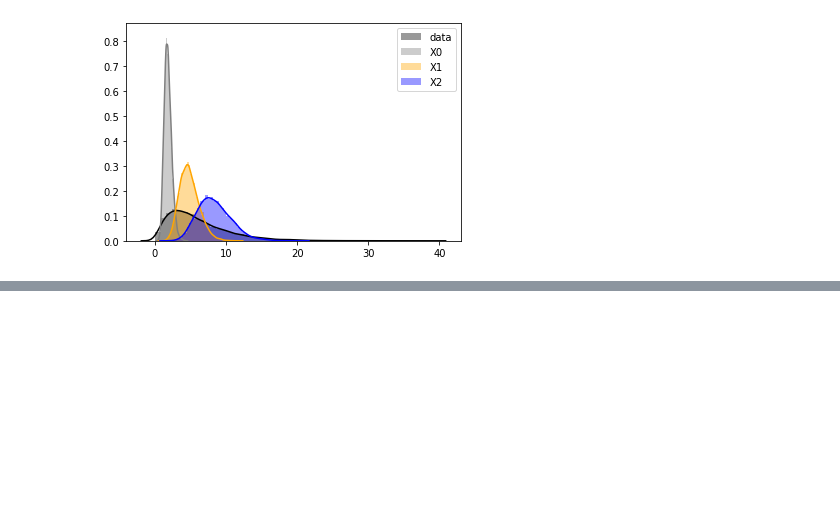
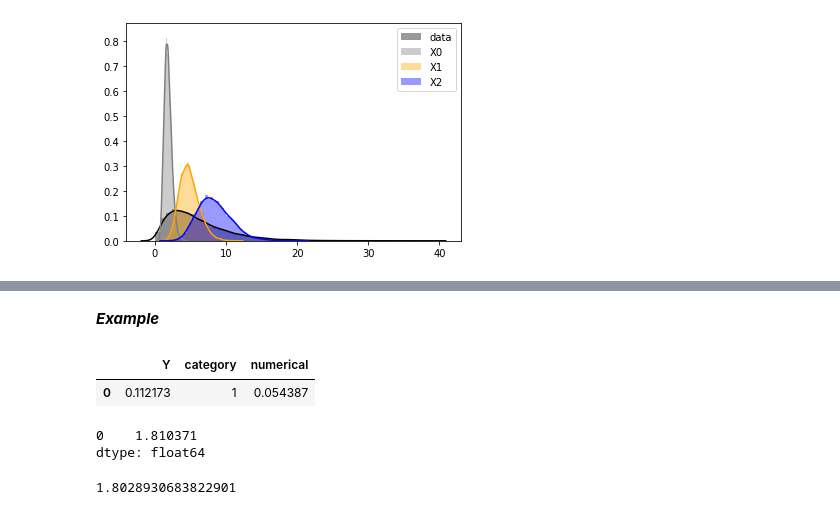
Before and after one commit to bpostance/learn_data_science, a Jupyter notebook: Risk/02-FrequencySeverity-auto.ipynb, the cells around one changed output, grey strips where cells are left out. Cells and saved outputs as stored; diff of their text form; code cells hidden in the pictures; blank space fills up the shorter version.

Commit message:
Update: gamma

```diff
--- a/Risk/02-FrequencySeverity-auto.ipynb
+++ b/Risk/02-FrequencySeverity-auto.ipynb
@@ -337,33 +337,44 @@ from scipy import stats
 #np.random.seed(1066)
 y = np.random.gamma(shape=2, scale=3, size=10_000)
 yt = pd.DataFrame({'Y':y,
-                   'B':pd.cut(pd.Series(y),bins=[0,3,7,10,50],right=True,labels=[1,2,3,4]),})
+                   'category':pd.cut(pd.Series(y),bins=[0,3,7,10,50],right=True,labels=[1,2,3,4]),
+                   'numerical':pd.Series(y * np.random.random(size=10000))
+                  })
 
 #### estimate params using MLE fit
 print(stats.gamma.fit(yt['Y']))
 
 ### Estimate scale (rate) using GLM-gamma with default inverse-power link
-g = smf.glm("Y ~ 1 + B", data=yt,family=sm.families.Gamma()).fit()
+g = smf.glm("Y ~ 1 + category + numerical", data=yt,family=sm.families.Gamma()).fit()
 
 # shape is
 shape = 1/g.scale
 print('Shape :',shape)
 
+# Remeber we drop a reference category for modelling
+# For each categorical level
 # intercept scale is
 X0 = g.scale/g.params[0]
 print('Scale X0: ',X0)
 
-# Xi scale is
+
+# scale for each categorical value is
 X1 = g.scale/(g.params[0]+g.params[1])
 print('Scale Xi: ',X1)
 X2 = g.scale/(g.params[0]+g.params[2])
 print('Scale Xi: ',X2)
+
+# and for the numerical when
+# category = 2
+# numerical = max
+X3 = g.scale/(g.params[0]+g.params[2]+g.params['numerical']*yt['numerical'].max())
 
 # plot
 sns.distplot(y,color='black',label='data')
 sns.distplot(np.random.gamma(shape=shape,scale=X0,size=10000),color='grey',label='X0')
 sns.distplot(np.random.gamma(shape=shape,scale=X1,size=10000),color='orange',label='X1')
 sns.distplot(np.random.gamma(shape=shape,scale=X2,size=10000),color='blue',label='X2')
+sns.distplot(np.random.gamma(shape=shape,scale=X3,size=10000),color='red',label='X3')
 plt.legend();
 # %% [output]
 (1.9876288832609834, 0.013223822292326865, 3.013822452812181)
@@ -396,0 +386,19 @@ Generalized Linear Model Regression Results
+# %% [markdown]
+***Example***
+# %%
+yt[:1]
+# %% [output]
+|  | Y | category | numerical |
+| 0 | 0.112173 | 1 | 0.054387 |
+# %%
+# So remember the model gives us the predicted mean value
+g.predict(yt)[:1]
+# %% [output]
+0    1.810371
+dtype: float64
+# %%
+# manually sampling this distribution and finding the mean will give us the prediction
+sample = np.random.gamma(shape=shape,scale=g.scale/(g.params[0]+(g.params['numerical']*0.05)),size=1000)
+np.mean(sample)
+# %% [output]
+1.8028930683822901
```
Also changed, not shown: parts of 2 cells of this notebook.
